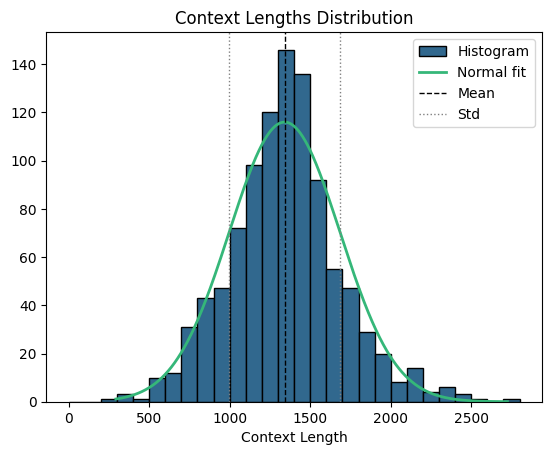
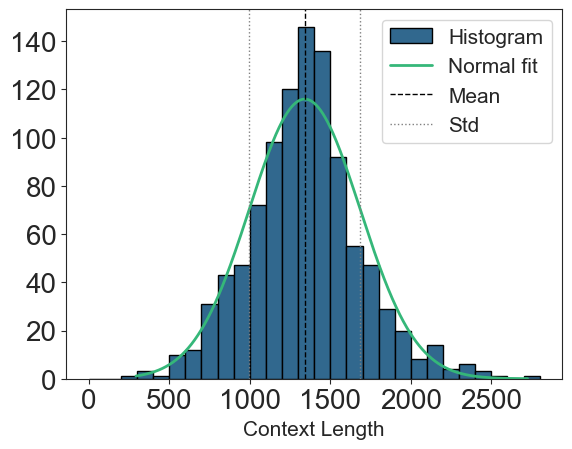
The change to this notebook cell's code, shown as a diff; its figure went from the first image to the second:
--- before
+++ after
@@ -5,6 +5,7 @@
 bins = np.arange(0, context_dict['max'] + bin_width, bin_width)
 
-# Colours
+# Colours and style
 colours = sns.color_palette("viridis", n_colors=2)
+sns.set_style("ticks")
 
 # Histogram
@@ -24,7 +25,8 @@
 
 # Labels and title
-plt.xlabel('Context Length')
-plt.title('Context Lengths Distribution')
-plt.legend()
+plt.xlabel('Context Length', fontsize=15)
+plt.xticks(fontsize=20)
+plt.yticks(fontsize=20)
+plt.legend(fontsize=15)
 
 plt.show()

Commit: updated figures